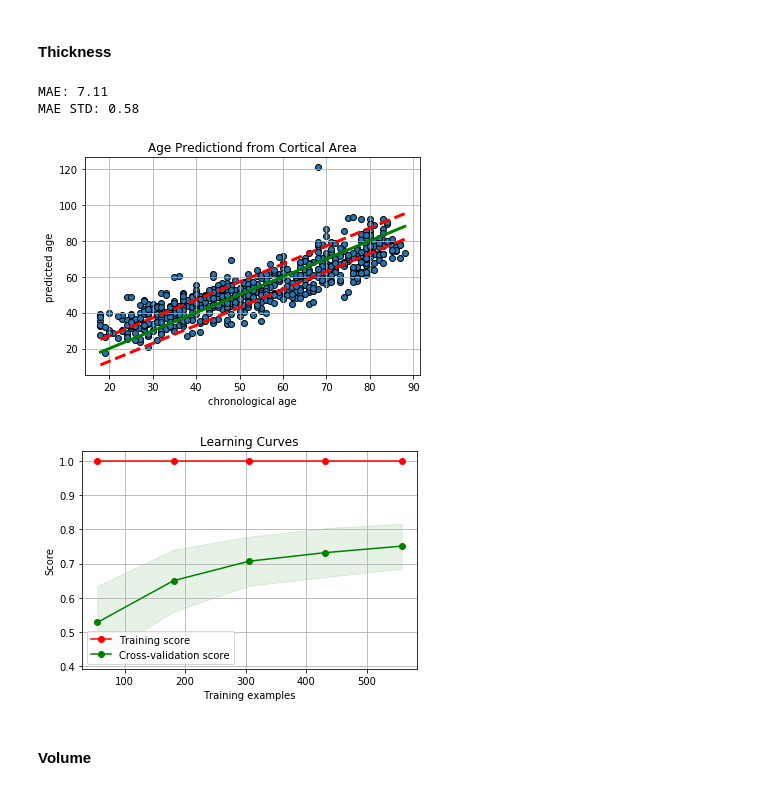
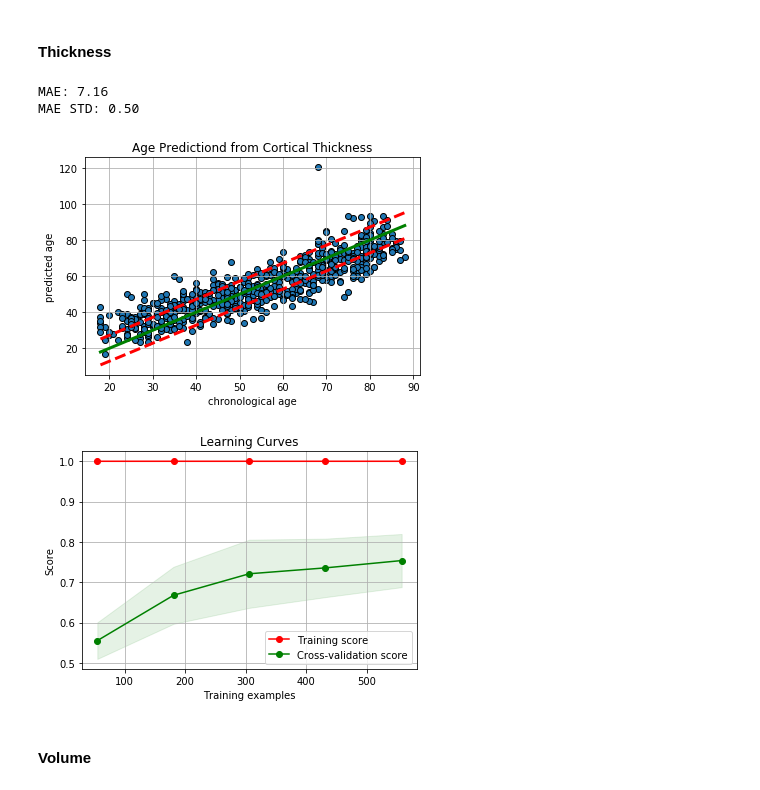
Before and after one commit to OlehKSS/camcan_analysis, a Jupyter notebook: notebook/mri/age_prediction.ipynb, the cells around one changed output. Cells and saved outputs as stored; diff of their text form; code cells hidden in the pictures.

```diff
--- a/notebook/mri/age_prediction.ipynb
+++ b/notebook/mri/age_prediction.ipynb
@@ -217,20 +217,20 @@ MAE STD: 0.84
 # %%
 y, y_pred, arr_mae, arr_r2, train_sizes, train_scores, test_scores = run_ridge(thickness_data, subjects_data)
 
 arr_mae = -arr_mae
 mae = arr_mae.mean()
 std = arr_mae.std()
 
 print('MAE: %.2f' % mae)
 print('MAE STD: %.2f' % std)
 
-plot_pred(y, y_pred, mae, title='Age Predictiond from Cortical Area')
+plot_pred(y, y_pred, mae, title='Age Predictiond from Cortical Thickness')
 plot_learning_curve(train_sizes, train_scores, test_scores)
 # %% [output]
-MAE: 7.11
-MAE STD: 0.58
+MAE: 7.16
+MAE STD: 0.50
-[figure, old version]
+[figure, new version]
-[figure, old version]
+[figure, new version]
 # %% [markdown]
 #### Volume
 # %%
```
Also changed, not shown: parts of 2 cells of this notebook.
